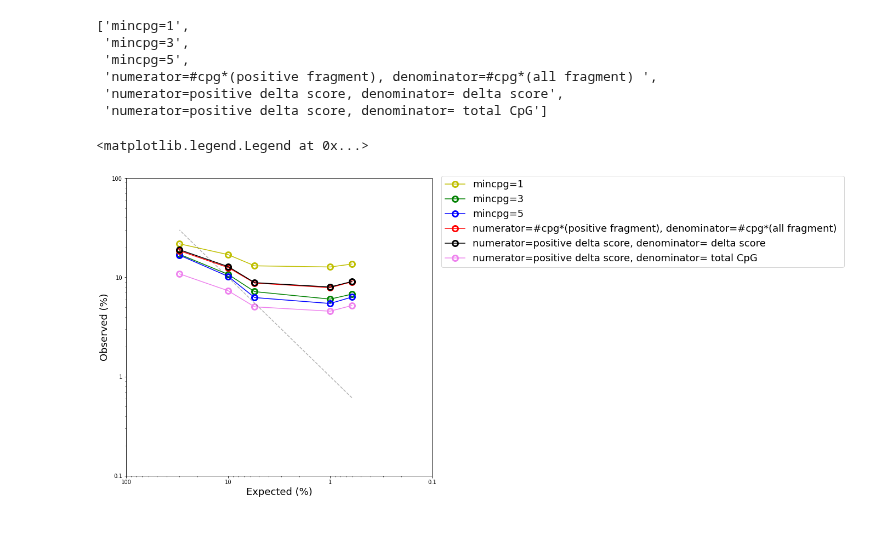
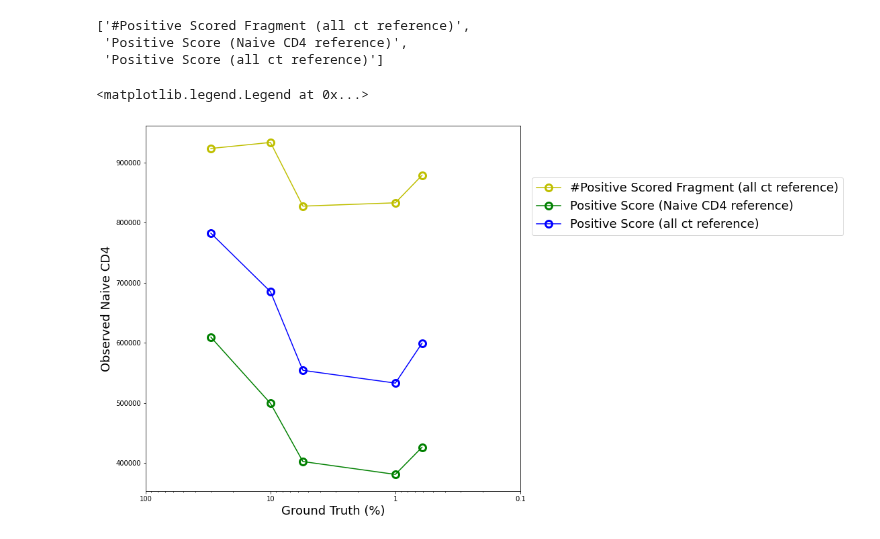
Before and after one commit to Irfanwustl/Research_code, a Jupyter notebook: likephased-seq/extfig5_on_insilico/plot_g_irf0.ipynb, the cells around one changed output. Drawn from its saved outputs; the diff is of its cells as text; code cells hidden in the pictures.

```diff
--- a/likephased-seq/extfig5_on_insilico/plot_g_irf0.ipynb
+++ b/likephased-seq/extfig5_on_insilico/plot_g_irf0.ipynb
@@ -5,7 +5,7 @@ import os
 import matplotlib.pyplot as plt
 import matplotlib.ticker as mtick
 # %%
-infol = '/Users/irffanalahi/Research/Research_code/gitignorefolder/MHB_per_read/softreadcounting/testtheidea/try2/pipetest/finalfiles_0_softRD/towards5g/corr/5g/try1_goodname'
+infol = '/Users/irffanalahi/Research/Research_code/gitignorefolder/MHB_per_read/softreadcounting/testtheidea/veryefficient/fulltest/5g/try3_allref_onlymatching'
 infiles = os.listdir(infol)
 
 if '.ipynb_checkpoints' in infiles:
@@ -26,12 +26,9 @@ colorlist=['y','g','b','r','black','violet','orange','brown','purple']
 infiles.sort()
 infiles
 # %% [output]
-['mincpg=1',
- 'mincpg=3',
- 'mincpg=5',
- 'numerator=#cpg*(positive fragment), denominator=#cpg*(all fragment) ',
- 'numerator=positive delta score, denominator= delta score',
- 'numerator=positive delta score, denominator= total CpG']
+['#Positive Scored Fragment (all ct reference)',
+ 'Positive Score (Naive CD4 reference)',
+ 'Positive Score (all ct reference)']
 # %%
 def merge(list1, list2):
 
@@ -86,38 +83,38 @@ def generate_lists(df, cell_name, cell_name_real):
 # %%
 fig, ax = plt.subplots(figsize=(10, 10))
 
 colcounter=0
 for file_name in infiles:
     file = infol + '/' + file_name
     data = pd.read_csv(file, sep='\t', index_col=0)
     df = pd.DataFrame(data)
 
     df['Index Number'] = [int(i.split('insilmix')[-1]) for i in df.index]
 
     df.sort_values(['Index Number'], inplace=True)
     df = df.drop('Index Number', axis=1)
 
     for col in df.columns:
         if 'real' not in col:
             df[col] = np.array(df[col]) * 100
 
     y, x = generate_lists(df, cell, cell_real)
     ax.plot(np.array(x), y, label=file_name, marker='o', mew=3, ms=10, fillstyle='none',c=colorlist[colcounter])
     colcounter=colcounter+1
 
-ax.plot(x, x, alpha=0.3, ls='--', c='k')
+#ax.plot(x, x, alpha=0.3, ls='--', c='k')
 ax.invert_xaxis()
 ax.set_xscale('log')
-ax.set_yscale('log')
-ax.set_xlabel('Expected (%)', fontsize=18)
-ax.set_ylabel('Observed (%)', fontsize=18)
+#ax.set_yscale('log')
+ax.set_xlabel('Ground Truth (%)', fontsize=18)
+ax.set_ylabel('Observed Naive CD4', fontsize=18)
 ax.xaxis.set_major_formatter(mtick.FuncFormatter(lambda y, _: '{:g}'.format(y)))
 ax.yaxis.set_major_formatter(mtick.FuncFormatter(lambda y, _: '{:g}'.format(y)))
 plt.xlim([100,0.1])
-plt.ylim([0.1,100])
+#plt.ylim([0.1,100])
 plt.legend(loc=(1.03, 0.7), fontsize=18)
 # %% [output]
 <matplotlib.legend.Legend at 0x...>
-[figure, old version]
+[figure, new version]
 # %%
 fig.savefig(infol+'plot_g.pdf',dpi=300, bbox_inches='tight')
```
Also changed, not shown: 7 other files.
